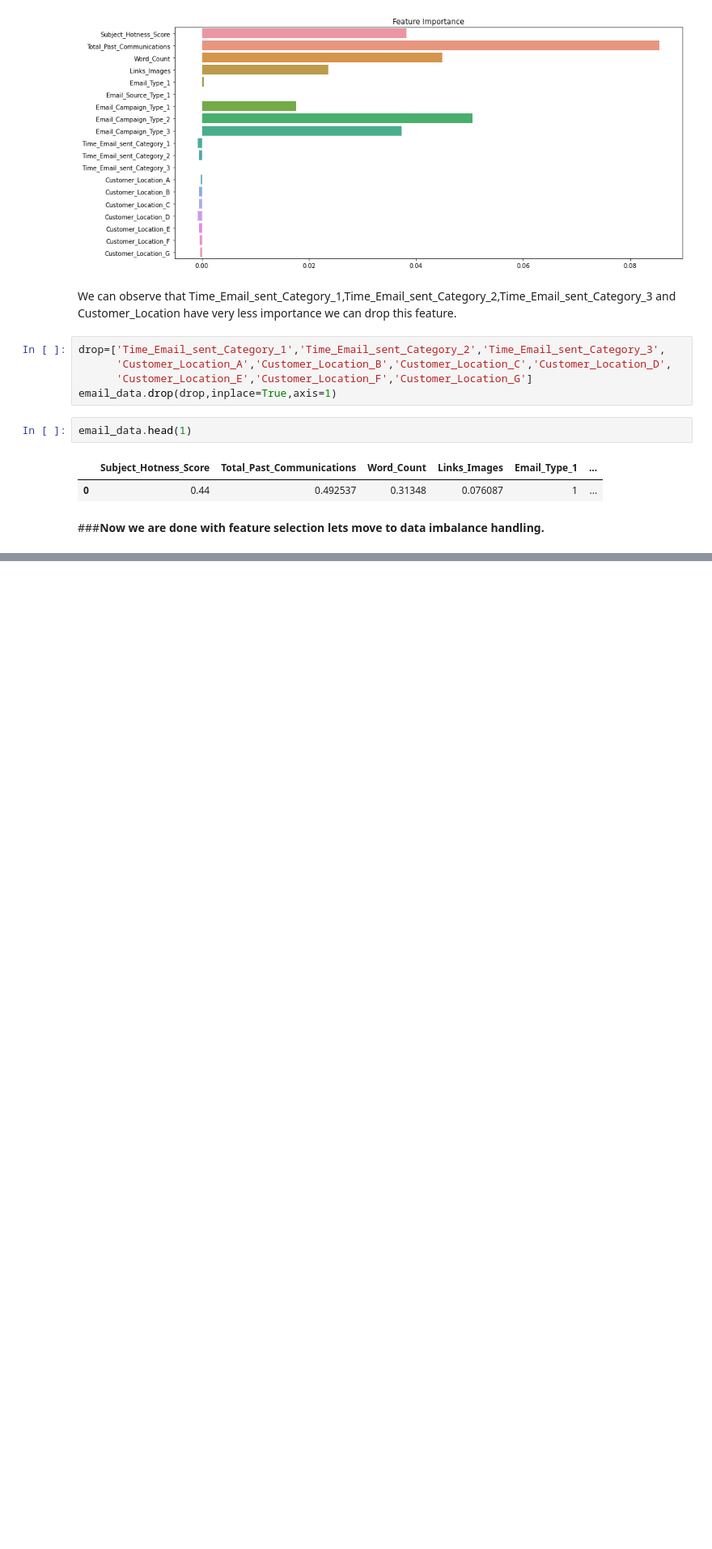
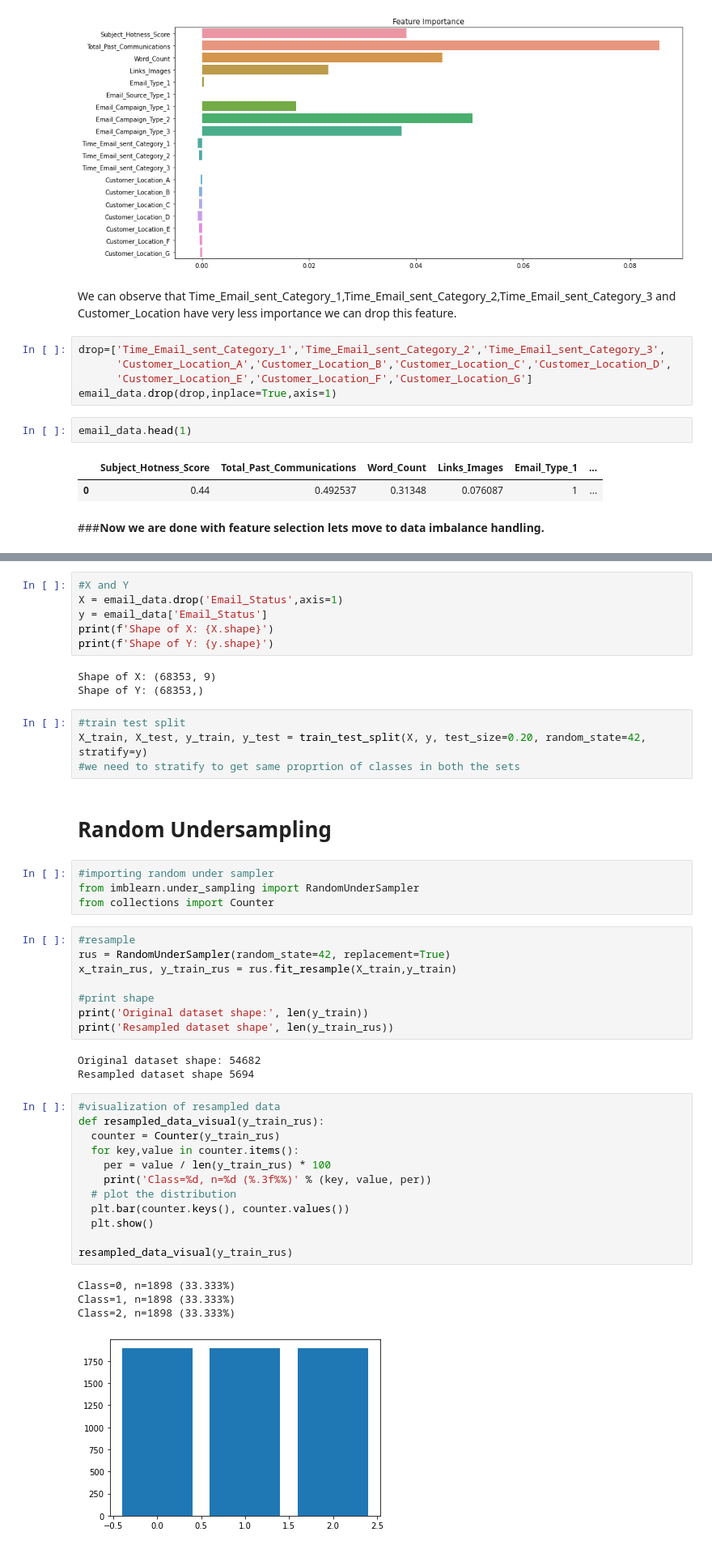
Before and after one commit to Akramkhan01/Email-Campaign-Effectiveness-Prediction-Capstone-Project, a Jupyter notebook: Email_Campaign_Effectiveness_Prediction.ipynb, the cells around one changed output, grey strips where cells are left out. Shown: that part at 81% size. Saved outputs shown, nothing was run; the diff lists cells and outputs as text; blank space fills up the shorter version.

```diff
--- a/Email_Campaign_Effectiveness_Prediction.ipynb
+++ b/Email_Campaign_Effectiveness_Prediction.ipynb
@@ -814,0 +824,47 @@ email_data.head(1)
+# %%
+#X and Y
+X = email_data.drop('Email_Status',axis=1)
+y = email_data['Email_Status']
+print(f'Shape of X: {X.shape}')
+print(f'Shape of Y: {y.shape}')
+# %% [output]
+Shape of X: (68353, 9)
+Shape of Y: (68353,)
+# %%
+#train test split
+X_train, X_test, y_train, y_test = train_test_split(X, y, test_size=0.20, random_state=42, stratify=y)
+#we need to stratify to get same proprtion of classes in both the sets
+# %% [markdown]
+# **Random Undersampling**
+# %%
+#importing random under sampler
+from imblearn.under_sampling import RandomUnderSampler
+from collections import Counter
+# %%
+#resample
+rus = RandomUnderSampler(random_state=42, replacement=True)
+x_train_rus, y_train_rus = rus.fit_resample(X_train,y_train)
+
+#print shape
+print('Original dataset shape:', len(y_train))
+print('Resampled dataset shape', len(y_train_rus))
+# %% [output]
+Original dataset shape: 54682
+Resampled dataset shape 5694
+# %%
+#visualization of resampled data
+def resampled_data_visual(y_train_rus):
+  counter = Counter(y_train_rus)
+  for key,value in counter.items():
+    per = value / len(y_train_rus) * 100
+    print('Class=%d, n=%d (%.3f%%)' % (key, value, per))
+  # plot the distribution
+  plt.bar(counter.keys(), counter.values())
+  plt.show()
+
+resampled_data_visual(y_train_rus)
+# %% [output]
+Class=0, n=1898 (33.333%)
+Class=1, n=1898 (33.333%)
+Class=2, n=1898 (33.333%)
+[figure, added]
```
Also changed, not shown: parts of 10 cells of this notebook.
